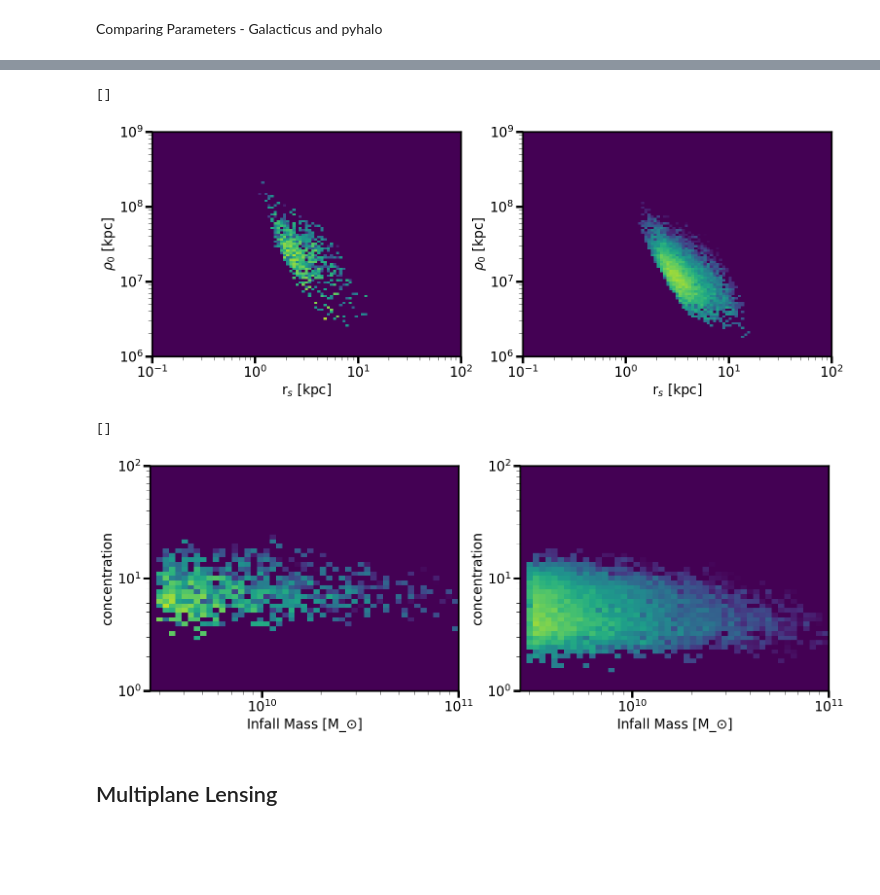
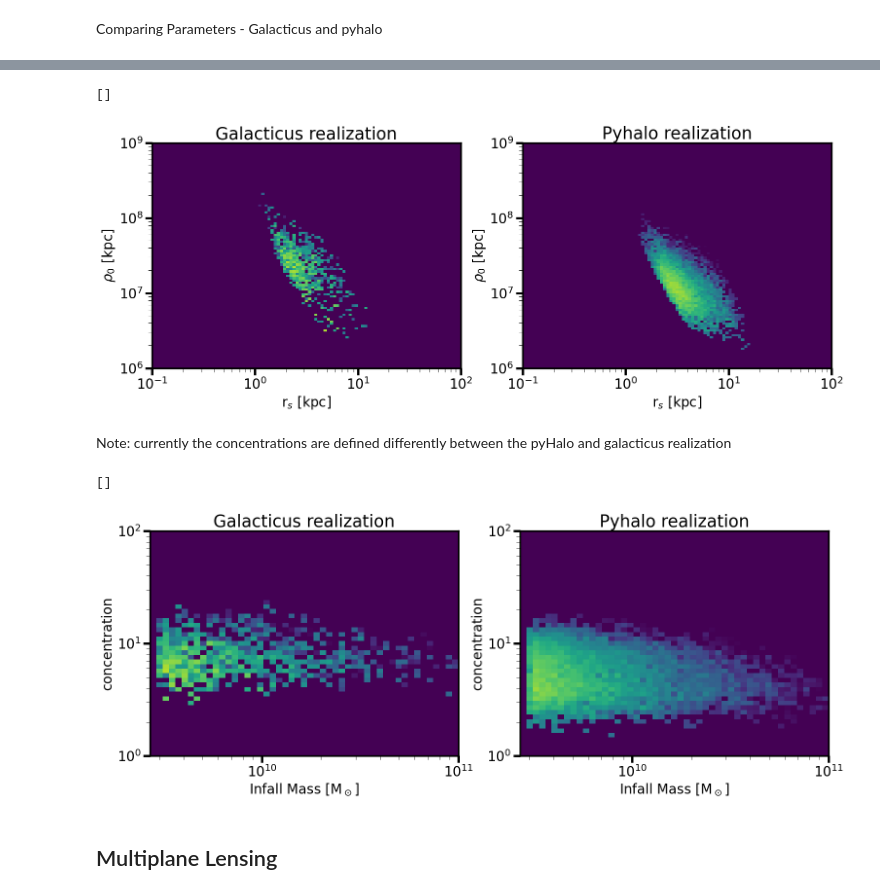
Before and after one commit to dangilman/pyHalo, a Jupyter notebook: example_notebooks/from_galacticus.ipynb, the cells around one changed output, grey strips where cells are left out. Saved outputs shown, nothing was run; the diff lists cells and outputs as text; code cells hidden in the pictures; blank space fills up the shorter version.

```diff
--- a/example_notebooks/from_galacticus.ipynb
+++ b/example_notebooks/from_galacticus.ipynb
@@ -22,6 +22,10 @@ np.random.seed(59)
 path_hdf5 = "data/TNFW_example.hdf5"
 
 gutil = GalacticusUtil()
+# Galacticus parameter "basicMass" is defined using virial radius with respect to ~100x critical overdensity
+# Change this to "massHaloEnclosedCurrent" which outputs the mass using virial radius defined with respect
+# 200x the critical overdensity to match the pyhalo definition
+gutil.PARAM_MASS_BASIC = "massHaloEnclosedCurrent"
 nodedata = gutil.read_nodedata_galacticus(path_hdf5)
 
 tree_index = 8
@@ -42,7 +46,8 @@ theta, phi = np.random.random(2) * np.asarray((np.pi,2 * np.pi))
 realization_galacticus = DMFromGalacticus(z_source=z_source,galacticus_hdf5=path_hdf5,tree_index=tree_index,
                                             log_mlow_galacticus=log_mrange[0],log_mhigh_galacticus=log_mrange[1],
                                             proj_angle_theta=theta, proj_angle_phi=phi,
-                                            cone_opening_angle_arcsec=cone_opening_angle_arcsec,mass_range_is_bound=True,**kwargs_los)
+                                            cone_opening_angle_arcsec=cone_opening_angle_arcsec,mass_range_is_bound=True,
+                                            galacticus_utilities=gutil,**kwargs_los)
 # %%
 print('realization contains '+str(len(realization_galacticus.halos))+' halos.')
 cdm_halo_masses_infall = [halo.mass for halo in realization_galacticus.halos]
@@ -101,20 +106,23 @@ n_projections = 100
 # we exclude subhalos outside of the virial radius of their host
 # since galacticus is not calibrated for these subhalos, we also include host halos
 
+print(gutil.PARAM_MASS_BASIC)
 realization_galacticus_subhalos_all = DMFromGalacticus(z_source=z_source,galacticus_hdf5=path_hdf5,tree_index=tree_index,
-                                            log_mlow_galacticus=8,log_mhigh_galacticus=13,
+                                            log_mlow_galacticus=7,log_mhigh_galacticus=13,
                                             proj_angle_theta=theta, proj_angle_phi=phi,
                                             cone_opening_angle_arcsec=cone_opening_angle_arcsec,mass_range_is_bound=True,
                                             nodedata_filter=lambda nd,util: nodedata_filter_subhalos(nd,util) & nodedata_filter_virialized(nd,util),
-                                            LOS_normalization=0.0,**kwargs_los)
+                                            LOS_normalization=0.0,
+                                            galacticus_utilities=gutil,
+                                            **kwargs_los)
 
 subhalos_all = realization_galacticus_subhalos_all.halos
 
 print('realization contains '+str(len(subhalos_all))+' halos.')
 cdm_halo_masses_bound = [halo.bound_mass for halo in subhalos_all]
 cdm_halo_masses_infall = [halo.mass for halo in subhalos_all]
-n_bound, m_bound = np.histogram(cdm_halo_masses_bound, bins=np.logspace(8.1, 10, 20))
-n_infall, m_infall = np.histogram(cdm_halo_masses_infall, bins=np.logspace(8.1, 10, 20))
+n_bound, m_bound = np.histogram(cdm_halo_masses_bound, bins=np.logspace(8, 10, 20))
+n_infall, m_infall = np.histogram(cdm_halo_masses_infall, bins=np.logspace(8, 10, 20))
 
 fig = plt.figure(1)
 ax = plt.subplot(111)
@@ -232,7 +241,7 @@ for i in range(nrealizations_galacticus):
                                                         log_mlow_galacticus=log_mrange[0],log_mhigh_galacticus=log_mrange[1],
                                                         proj_angle_theta=theta, proj_angle_phi=phi,
                                                         cone_opening_angle_arcsec=cone_opening_angle_arcsec_large,mass_range_is_bound=False,
-                                                        LOS_normalization=0.0,**kwargs_los).halos
+                                                        LOS_normalization=0.0,galacticus_utilities=gutil,**kwargs_los).halos
 
 for i in range(nrealizations_pyhalo):
     pyh_subhalos += CDM(z_lens, z_source, cone_opening_angle_arcsec=cone_opening_angle_arcsec_large,LOS_normalization=0,log_mlow=log_mrange[0],log_mhigh=log_mrange[1],log_m_host=13).halos
@@ -291,32 +302,41 @@ for ax in axs:
     ax.set_xlabel(r"r$_s$ [kpc]",fontsize=20)
     ax.set_ylabel(r"$\rho_0$ [kpc]",fontsize=20)
 
+axs[0].set_title("Galacticus realization",fontsize=25)
+axs[1].set_title("Pyhalo realization",fontsize=25)
+
 
 ax1.loglog()
 ax2.loglog()
 # %% [output]
 []
-[figure, old version]
+[figure, new version]
+# %% [markdown]
+Note: currently the concentrations are defined differently between the pyHalo and galacticus realization
 # %%
 fig,axs = plt.subplots(ncols=2,figsize=(18,6))
 
 bins_m = np.logspace(9.43,11,50)
 bins_c = np.logspace(0,2)
 
 *_, h1 = axs[0].hist2d(galacticus_mass,galacticus_c,bins=(bins_m,bins_c),norm=matplotlib.colors.LogNorm(vmin=1E-13,vmax=2E-10,clip=True),density=True)
 *_, h2 = axs[1].hist2d(pyh_mass,pyh_c,bins=(bins_m,bins_c),norm=matplotlib.colors.LogNorm(vmin=1E-13,vmax=2E-10, clip=True),density=True)
 
 for ax in axs:
-    ax.set_xlabel(r"Infall Mass [M_$\odot$]",fontsize=20)
+    ax.set_xlabel(r"Infall Mass [M$_\odot$]",fontsize=20)
     ax.set_ylabel(r"concentration",fontsize=20)
+
+axs[0].set_title("Galacticus realization",fontsize=25)
+axs[1].set_title("Pyhalo realization",fontsize=25)
+
 
 
 
 axs[0].loglog()
 axs[1].loglog()
 # %% [output]
 []
-[figure, old version]
+[figure, new version]
 # %% [markdown]
 ## Multiplane Lensing
 # %%
```
Also changed, not shown: parts of 6 cells of this notebook, 2 other files.
